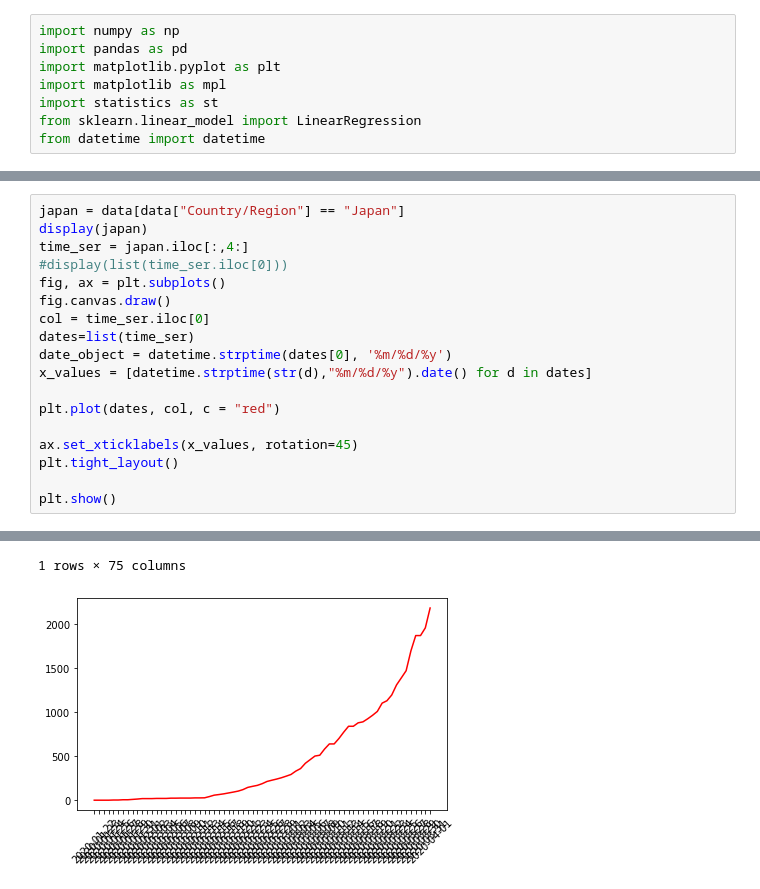
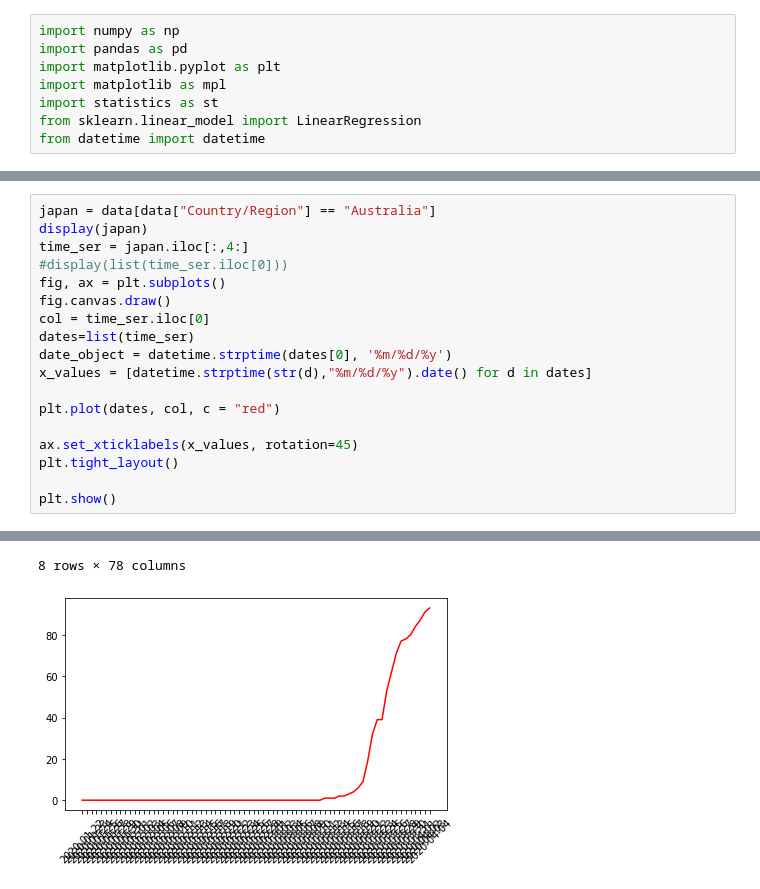
Before and after one commit to u6747075/COVID-19, a Jupyter notebook: COVID_19.ipynb, the cells around one changed output, grey strips where cells are left out. Drawn from its saved outputs; the diff is of its cells as text.

```diff
--- a/COVID_19.ipynb
+++ b/COVID_19.ipynb
@@ -26,5 +26,5 @@ display(data)
 # %%
-japan = data[data["Country/Region"] == "Japan"]
+japan = data[data["Country/Region"] == "Australia"]
 display(japan)
 time_ser = japan.iloc[:,4:]
 #display(list(time_ser.iloc[0]))
@@ -47,3 +54,3 @@ plt.show()
-1 rows × 75 columns
+8 rows × 78 columns
-[figure, old version]
+[figure, new version]
 # %%
```
Also changed, not shown: parts of 3 cells of this notebook.
